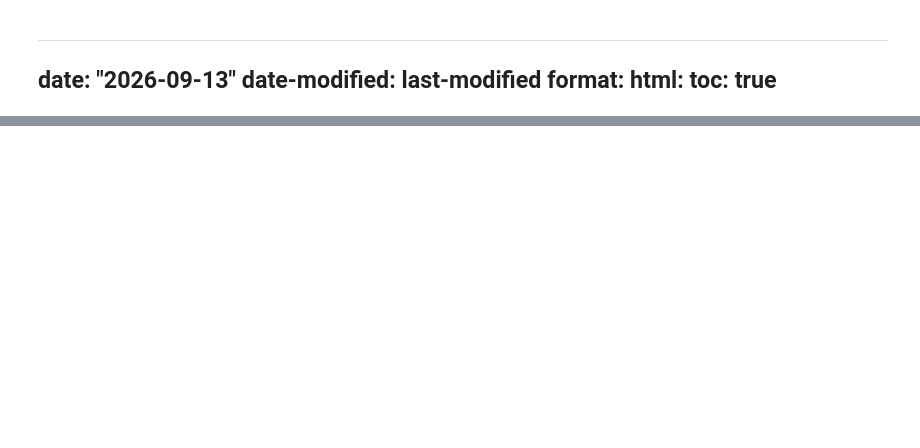
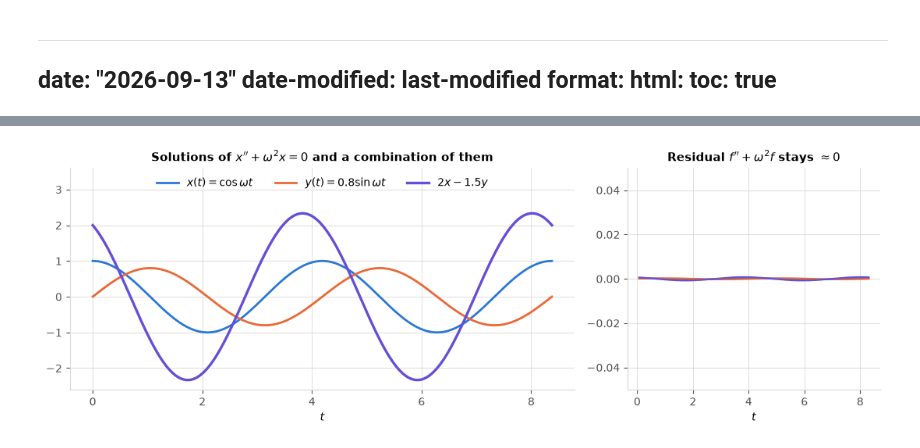
Before and after one commit to rohanishervin/kb, a Jupyter notebook: nodes/vector-spaces.ipynb, the cells around one changed output, grey strips where cells are left out. Cells and saved outputs as stored; diff of their text form; code cells hidden in the pictures; blank space fills up the shorter version.

Commit message:
feat: add linear algebra course notes and update study pipeline configuration

```diff
--- a/nodes/vector-spaces.ipynb
+++ b/nodes/vector-spaces.ipynb
@@ -345,0 +191,40 @@ All finite-dimensional vector spaces of the same dimension over $K$ behave ident
+# %%
+
+import numpy as np
+import matplotlib.pyplot as plt
+
+BLUE, ORANGE, AQUA, VIOLET, RED = "#2a78d6", "#eb6834", "#1baf7a", "#6250d6", "#e34948"
+INK, MUTED, GRID = "#0b0b0b", "#52514e", "#d9d8d4"
+plt.rcParams.update({
+    "axes.edgecolor": GRID, "axes.grid": True, "grid.color": GRID, "grid.linewidth": 0.6,
+    "axes.spines.top": False, "axes.spines.right": False, "axes.titlesize": 11,
+    "axes.titleweight": "bold", "xtick.color": MUTED, "ytick.color": MUTED,
+    "legend.frameon": False, "font.size": 10})
+
+omega = 1.5
+t = np.linspace(0, 4 * np.pi / omega, 600)
+x = np.cos(omega * t)                    # a solution
+y = 0.8 * np.sin(omega * t)              # another solution
+z = 2 * x - 1.5 * y                      # a linear combination
+
+def residual(f):
+    """x'' + omega^2 x, computed with finite differences."""
+    return np.gradient(np.gradient(f, t), t) + omega**2 * f
+
+fig, axes = plt.subplots(1, 2, figsize=(11, 3.8), gridspec_kw={"width_ratios": [2, 1]})
+ax = axes[0]
+ax.plot(t, x, color=BLUE, lw=2, label=r"$x(t)=\cos\omega t$")
+ax.plot(t, y, color=ORANGE, lw=2, label=r"$y(t)=0.8\sin\omega t$")
+ax.plot(t, z, color=VIOLET, lw=2.4, label=r"$2x-1.5y$")
+ax.set_xlabel("$t$"); ax.set_ylim(-2.6, 3.6); ax.legend(loc="upper center", ncol=3)
+ax.set_title(r"Solutions of $x''+\omega^2x=0$ and a combination of them")
+
+ax = axes[1]
+inner = slice(5, -5)                     # finite differences are inaccurate at the ends
+for f, c, name in [(x, BLUE, "x"), (y, ORANGE, "y"), (z, VIOLET, "2x-1.5y")]:
+    ax.plot(t[inner], residual(f)[inner], color=c, lw=1.6, label=f"${name}$")
+ax.set_ylim(-0.05, 0.05); ax.set_xlabel("$t$")
+ax.set_title(r"Residual $f''+\omega^2 f$ stays $\approx 0$")
+plt.tight_layout(); plt.show()
+# %% [output]
+[figure, added]
```
Also changed, not shown: parts of 15 cells of this notebook, 49 other files.
